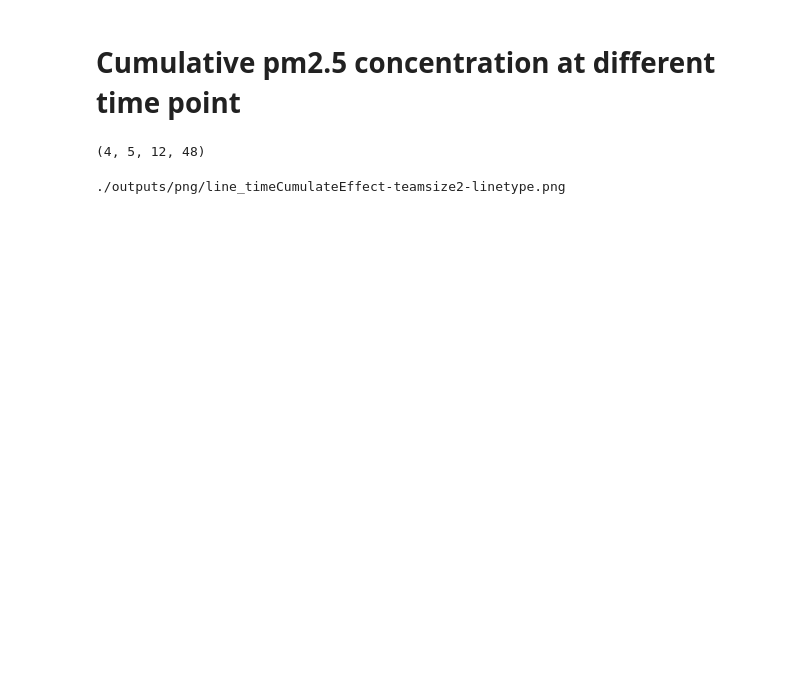
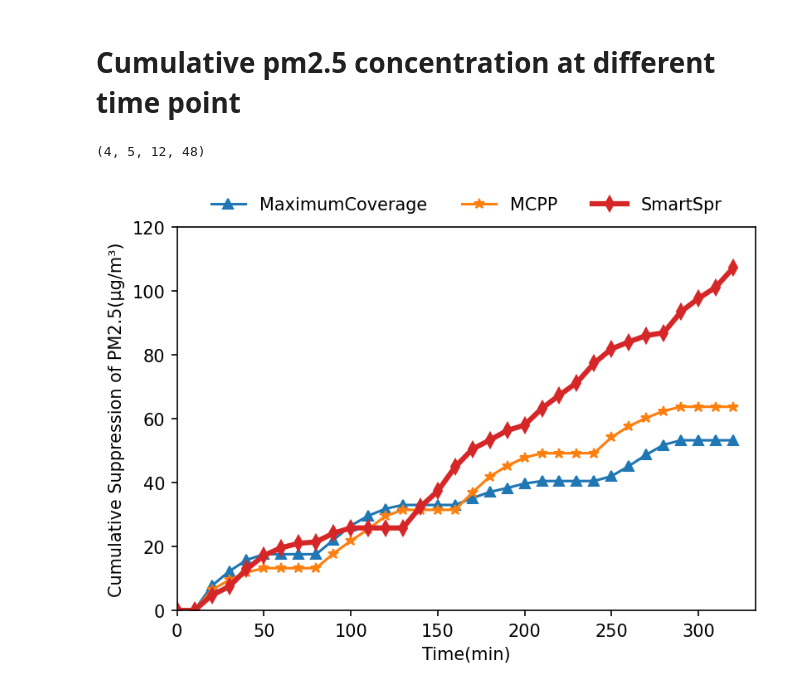
Before and after one commit to xiaozijianx/PyPolo-main, a Jupyter notebook: Visual_LineChartTime_matplotlib.ipynb, the cells around one changed output. Saved outputs shown, nothing was run; the diff lists cells and outputs as text; code cells hidden in the pictures; blank space fills up the shorter version.

```diff
--- a/Visual_LineChartTime_matplotlib.ipynb
+++ b/Visual_LineChartTime_matplotlib.ipynb
@@ -131,74 +131,26 @@ print(strategy_effect.shape)
 # %%
 Time_deadline = 33
 xtitle = 'Time(min)'
 ytitle = 'Cumulative Suppression of PM2.5(μg/m³)'
 filename = './outputs/png/line_timeCumulateEffect-teamsize2-linetype.png'
 colors_dict = ['#d62728', '#ff7f0e', '#1f77b4']
 ncol = 3
 x_values = np.arange(0, Time_deadline)
 
 plt.figure(figsize =(6,4),dpi=150)
 
-plt.plot(x_values, strategy_effect[2][2][7][0:Time_deadline], marker='^', color=colors_dict[2], label='MaximumCoverage')
-plt.plot(x_values, strategy_effect[1][2][7][0:Time_deadline], marker='*', color=colors_dict[1], label='MCPP')
-plt.plot(x_values, strategy_effect[0][2][7][0:Time_deadline], marker='d', color=colors_dict[0], linewidth=2, label='SmartSpr')
+plt.plot(x_values, strategy_effect[2][1][3][0:Time_deadline], marker='^', color=colors_dict[2], label='MaximumCoverage')
+plt.plot(x_values, strategy_effect[1][1][3][0:Time_deadline], marker='*', color=colors_dict[1], label='MCPP')
+plt.plot(x_values, strategy_effect[0][1][3][0:Time_deadline], marker='d', color=colors_dict[0], linewidth=3, label='SmartSpr')
 
 plt.xlabel(xtitle)
 plt.ylabel(ytitle)
 plt.legend(loc='upper center', bbox_to_anchor=(0.5, 1.12), ncol=ncol, frameon=False)
 
 plt.xlim([1-0.3, Time_deadline+0.3])
-plt.ylim([0, 80])
+plt.ylim([0, 120])
 plt.xticks(np.arange(0, Time_deadline, 5), np.arange(0, Time_deadline, 5) * 10)
 
 plt.savefig(filename,bbox_inches = 'tight')
-
-width = 800
-height = 550
-linewidth = 3
-markersize = 12
-colors_dict = ['#d62728', '#ff7f0e', '#1f77b4']
-markersymbol={'FH':2, 'HEUR':'star', 'DDRL':5}
-linetype = {'Low':'dot','Medium':'dashdot','High':'solid'}
-labels = []
-Time_deadline = 33
-for i in range(Time_deadline):
-    labels.append(int(i*10))
-
-xtitle = 'Time(min)'
-ytitle = 'Cumulative Suppression of PM2.5(μg/m³)'
-
-fig = go.Figure()
-
-fig.add_trace(go.Scatter(
-    x=labels,
-    y=strategy_effect[0][1][3][0:Time_deadline],
-    name='SmartSpr',
-    mode='lines+markers',
-    marker=dict(size=markersize, symbol=markersymbol['FH']),line=dict(color=colors_dict[0], width=linewidth),))
-fig.add_trace(go.Scatter(
-    x=labels,
-    y=strategy_effect[1][1][3][0:Time_deadline],
-    name='MCPP',
-    mode='lines+markers',
-    marker=dict(size=markersize, symbol=markersymbol['HEUR']),line=dict(color=colors_dict[1], width=linewidth),))
-fig.add_trace(go.Scatter(
-    x=labels,
-    y=strategy_effect[2][1][3][0:Time_deadline],
-    name='MaximumCoverage',
-    mode='lines+markers',
-    marker=dict(size=markersize, symbol=markersymbol['DDRL']),line=dict(color=colors_dict[2], width=linewidth),))
-
-fig = line_update_fig(fig, xtitle, ytitle, width=width, height=height)
-fig.update_xaxes(title_text=xtitle, title_font=dict(size=30),tickfont=dict(size=25),showgrid=False)
-fig.update_yaxes(title_text=ytitle, title_font=dict(size=30),tickfont=dict(size=25),showgrid=False)
-fig.update_layout(
-    xaxis=dict(range=[0, 330]),
-    yaxis=dict(range=[0, 120]),
-    legend=dict(font=dict(size=25), x=0.5, y=1.15)) # name size
-fig.show()
-filename = './outputs/png/line_timeCumulateEffect-teamsize2-linetype.png'
-print(filename)
-fig.write_image(filename, scale=1)
 # %% [output]
-./outputs/png/line_timeCumulateEffect-teamsize2-linetype.png
+[figure, added]
```
Also changed, not shown: parts of 1 cell of this notebook, 9 other files.
